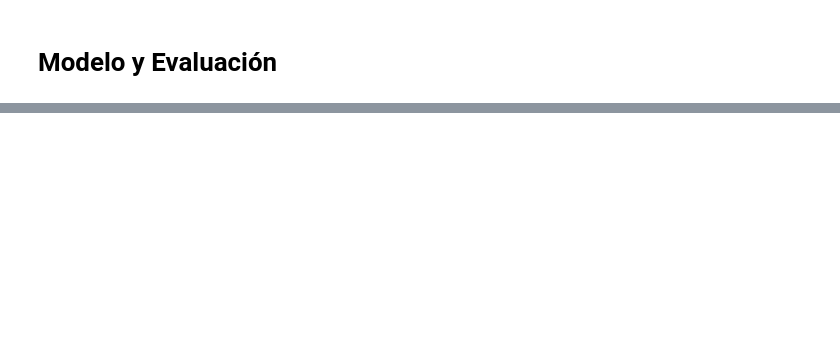
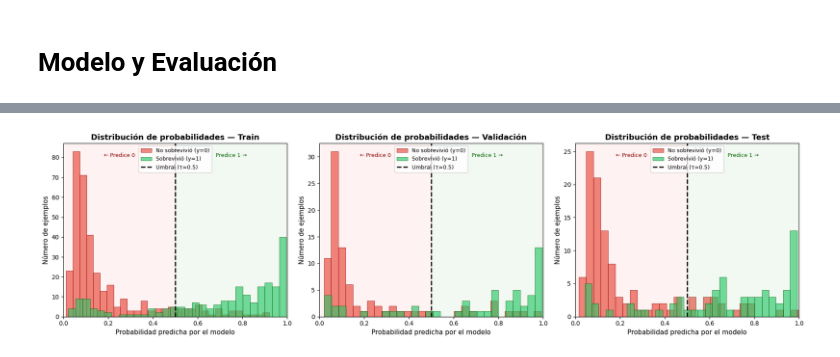
Before and after one commit to MenciaMH/titanic_ml_project, a Jupyter notebook: model.ipynb, the cells around one changed output, grey strips where cells are left out. Saved outputs shown, nothing was run; the diff lists cells and outputs as text; code cells hidden in the pictures; blank space fills up the shorter version.

Commit message:
model

```diff
--- a/model.ipynb
+++ b/model.ipynb
@@ -174,0 +416,9 @@ class Model:
+# %%
+# Entrenamiento del modelo
+
+hidden_layers = [128, 64, 32]
+input_layer = X_train.shape[1]
+
+model = Model(hidden_layers, input_layer)
+model.show_model()
+model.learn(X_train, y_train, X_val, y_val, lr=0.1, epochs=3000, verbose=300)
@@ -174,0 +513,48 @@ class Model:
+# %%
+import matplotlib.pyplot as plt
+import matplotlib.patches as mpatches
+
+# Sacamos las probabilidades que el modelo asigna a cada ejemplo (antes de aplicar el umbral 0.5)
+proba_train = model.predict_proba(X_train)
+proba_val   = model.predict_proba(X_val)
+proba_test  = model.predict_proba(X_test)
+
+fig, axes = plt.subplots(1, 3, figsize=(18, 5))
+
+for ax, proba, y_true, title in zip(
+    axes,
+    [proba_train, proba_val, proba_test],
+    [y_train_arr, y_val_arr, y_test_arr],
+    ['Train', 'Validación', 'Test']
+):
+    # Separamos las probabilidades según la clase real para ver si el modelo las distingue
+    mask_0 = y_true == 0  # Los que NO sobrevivieron
+    mask_1 = y_true == 1  # Los que SÍ sobrevivieron
+
+    # Dibujamos un histograma para cada clase con colores bien diferenciados
+    ax.hist(proba[mask_0], bins=30, alpha=0.65, color='#e74c3c', edgecolor='darkred',
+            linewidth=0.8, label='No sobrevivió (y=0)')
+    ax.hist(proba[mask_1], bins=30, alpha=0.65, color='#2ecc71', edgecolor='darkgreen',
+            linewidth=0.8, label='Sobrevivió (y=1)')
+
+    # Línea del umbral de decisión: a la izquierda se predice 0, a la derecha 1
+    ax.axvline(x=0.5, color='black', linestyle='--', linewidth=2, label='Umbral (τ=0.5)')
+
+    # Sombreamos las zonas de decisión para que quede más claro
+    ax.axvspan(0, 0.5, alpha=0.05, color='red')    # Zona donde se predice 0
+    ax.axvspan(0.5, 1, alpha=0.05, color='green')   # Zona donde se predice 1
+
+    ax.set_xlabel('Probabilidad predicha por el modelo', fontsize=11)
+    ax.set_ylabel('Número de ejemplos', fontsize=11)
+    ax.set_title(f'Distribución de probabilidades — {title}', fontsize=13, fontweight='bold')
+    ax.legend(loc='upper center', fontsize=9)
+    ax.set_xlim(0, 1)
+
+    # Añadimos texto con las etiquetas de las zonas de predicción
+    ax.text(0.25, ax.get_ylim()[1]*0.92, '← Predice 0', ha='center', fontsize=9, color='darkred')
+    ax.text(0.75, ax.get_ylim()[1]*0.92, 'Predice 1 →', ha='center', fontsize=9, color='darkgreen')
+
+plt.tight_layout()
+plt.show()
+# %% [output]
+[figure, added]
```
Also changed, not shown: parts of 6 cells of this notebook, 2 other files.
